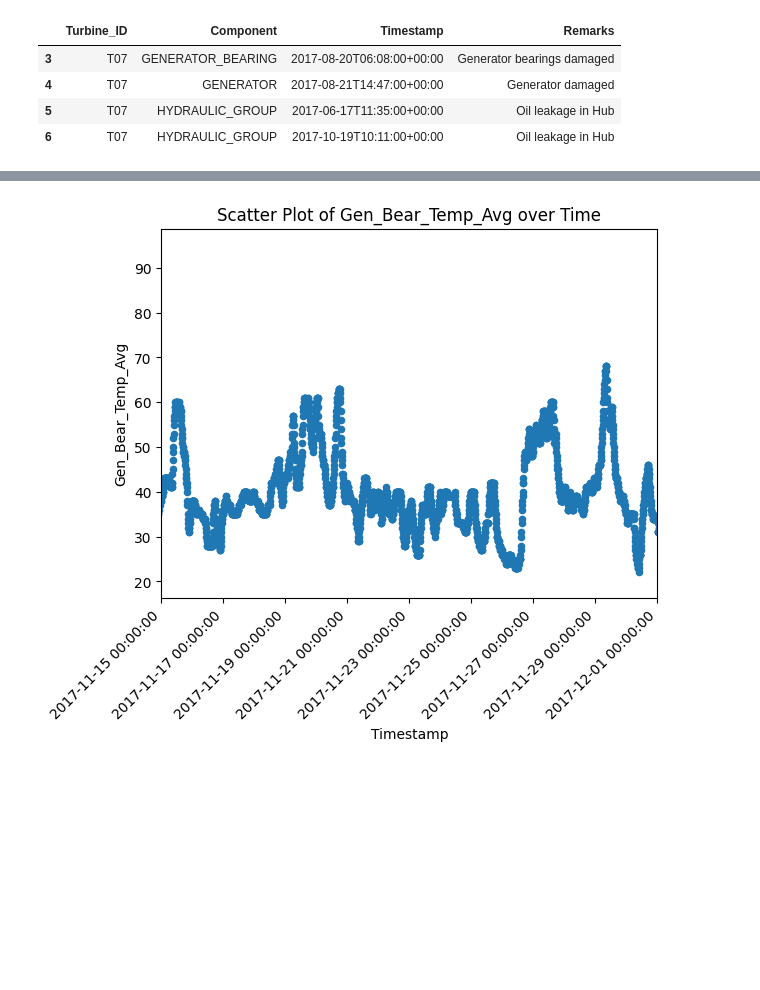
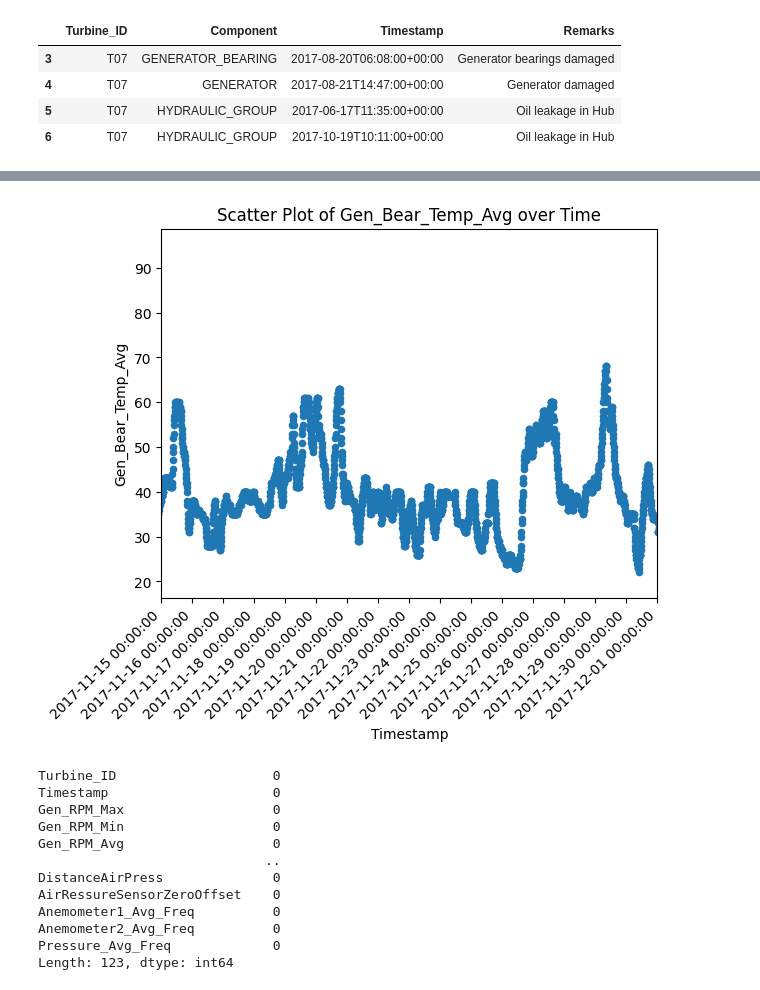
Before and after one commit to Markustho/DAT255-group12, a Jupyter notebook: src/models/Kaggle_notebook.ipynb, the cells around one changed output, grey strips where cells are left out. Saved outputs shown, nothing was run; the diff lists cells and outputs as text; code cells hidden in the pictures; blank space fills up the shorter version.

```diff
--- a/src/models/Kaggle_notebook.ipynb
+++ b/src/models/Kaggle_notebook.ipynb
@@ -103,30 +139,43 @@ for i in merged_df:
 # %%
 # plotting some data to look for outliers and anomalties in the data itself. Visualize the data
 import matplotlib.pyplot as plt
 import matplotlib.dates as mdates
 
 #for i in merged_df:
 merged_df['Timestamp'] = pd.to_datetime(merged_df['Timestamp'])
 
 ax = merged_df.plot.scatter(x="Timestamp", y="Gen_Bear_Temp_Avg")
 
 # Customize the format of the timestamp on the x-axis
 ax.xaxis.set_major_formatter(mdates.DateFormatter('%Y-%m-%d %H:%M:%S'))
 
 # Optionally, set the locator for more control over tick placement
-#ax.xaxis.set_major_locator(mdates.DayLocator())  # You can adjust the locator based on your data frequency
+ax.xaxis.set_major_locator(mdates.DayLocator())  # You can adjust the locator based on your data frequency
 
 # Rotate x-axis labels for better readability
 plt.xticks(rotation=45, ha='right')
-
+#Define interval for data
 plt.xlim(pd.Timestamp('2017-11-15'), pd.Timestamp('2017-12-01'))
 
 # Add labels and title
 plt.xlabel('Timestamp')
 plt.ylabel('Gen_Bear_Temp_Avg')
 plt.title('Scatter Plot of Gen_Bear_Temp_Avg over Time')
 
 # Show the plot
 plt.show()
+merged_df.isna().sum()
 # %% [output]
-[figure, old version]
+[figure, new version]
+Turbine_ID                    0
+Timestamp                     0
+Gen_RPM_Max                   0
+Gen_RPM_Min                   0
+Gen_RPM_Avg                   0
+                             ..
+DistanceAirPress              0
+AirRessureSensorZeroOffset    0
+Anemometer1_Avg_Freq          0
+Anemometer2_Avg_Freq          0
+Pressure_Avg_Freq             0
+Length: 123, dtype: int64
```
Also changed, not shown: parts of 12 cells of this notebook.
